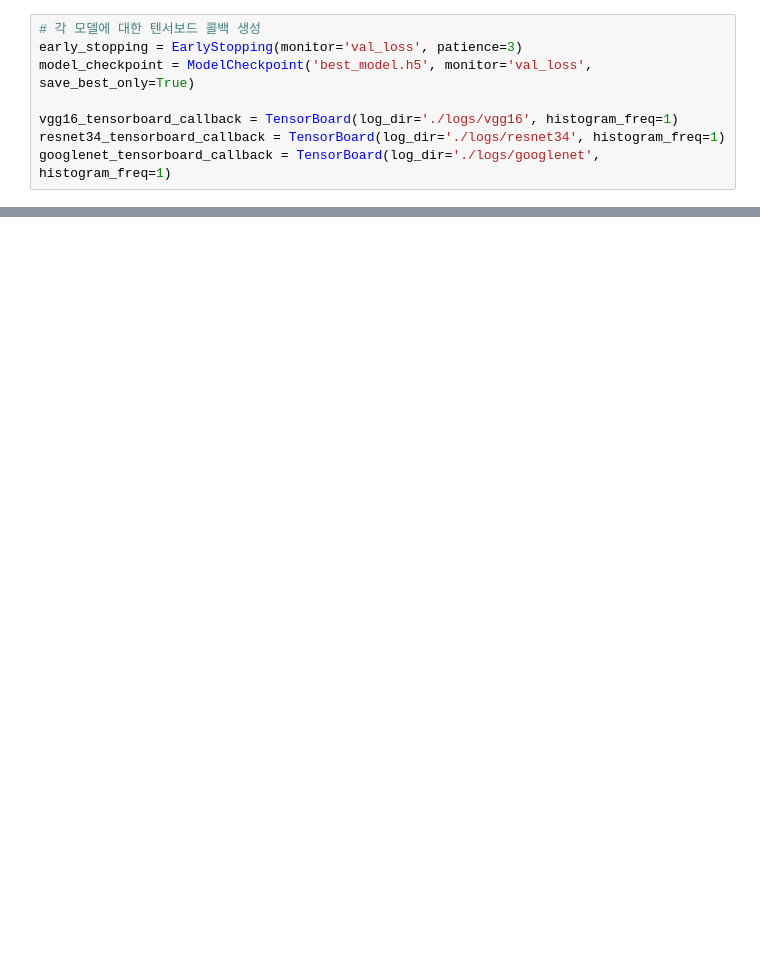
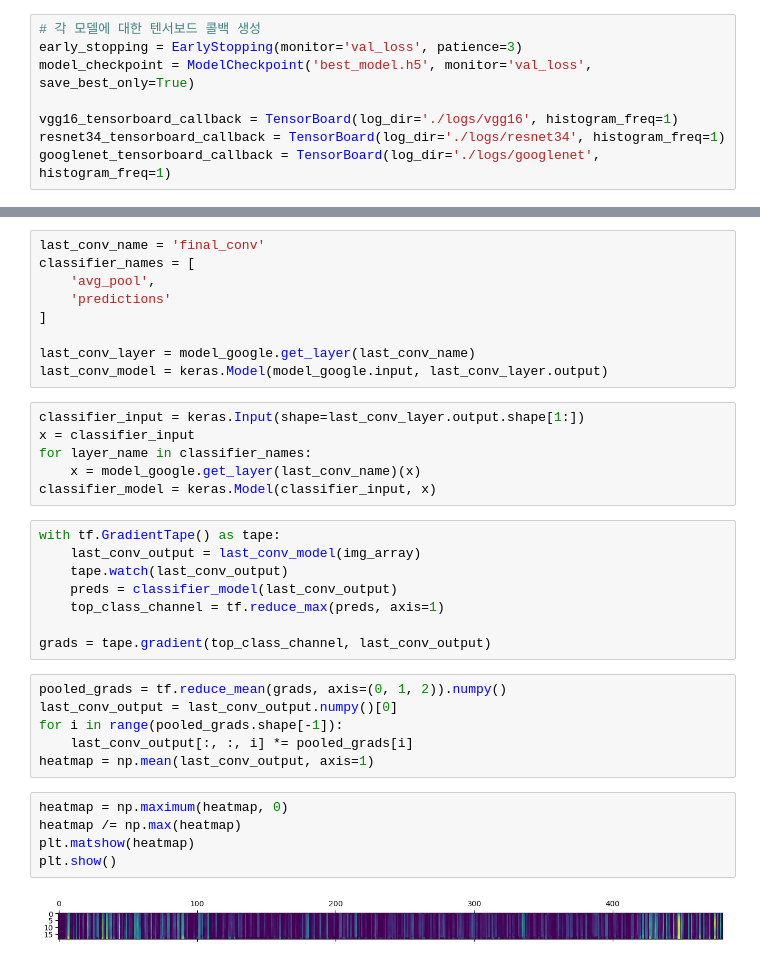
Before and after one commit to smg1945/AIFFEL_Exploration, a Jupyter notebook: Main_Quest_2/이하영_Chest_X-Ray_image_classification.ipynb, the cells around one changed output, grey strips where cells are left out. Cells and saved outputs as stored; diff of their text form; blank space fills up the shorter version.

```diff
--- a/Main_Quest_2/이하영_Chest_X-Ray_image_classification.ipynb
+++ b/Main_Quest_2/이하영_Chest_X-Ray_image_classification.ipynb
@@ -305,0 +367,36 @@ WARNING:tensorflow:Can save best model only with val_loss available, skipping.
+# %%
+last_conv_name = 'final_conv'
+classifier_names = [
+    'avg_pool',
+    'predictions'
+]
+
+last_conv_layer = model_google.get_layer(last_conv_name)
+last_conv_model = keras.Model(model_google.input, last_conv_layer.output)
+# %%
+classifier_input = keras.Input(shape=last_conv_layer.output.shape[1:])
+x = classifier_input
+for layer_name in classifier_names:
+    x = model_google.get_layer(last_conv_name)(x)
+classifier_model = keras.Model(classifier_input, x)
+# %%
+with tf.GradientTape() as tape:
+    last_conv_output = last_conv_model(img_array)
+    tape.watch(last_conv_output)
+    preds = classifier_model(last_conv_output)
+    top_class_channel = tf.reduce_max(preds, axis=1)
+
+grads = tape.gradient(top_class_channel, last_conv_output)
+# %%
+pooled_grads = tf.reduce_mean(grads, axis=(0, 1, 2)).numpy()
+last_conv_output = last_conv_output.numpy()[0]
+for i in range(pooled_grads.shape[-1]):
+    last_conv_output[:, :, i] *= pooled_grads[i]
+heatmap = np.mean(last_conv_output, axis=1)
+# %%
+heatmap = np.maximum(heatmap, 0)
+heatmap /= np.max(heatmap)
+plt.matshow(heatmap)
+plt.show()
+# %% [output]
+[figure, added]
```
Also changed, not shown: parts of 11 cells of this notebook, 8 other files.
